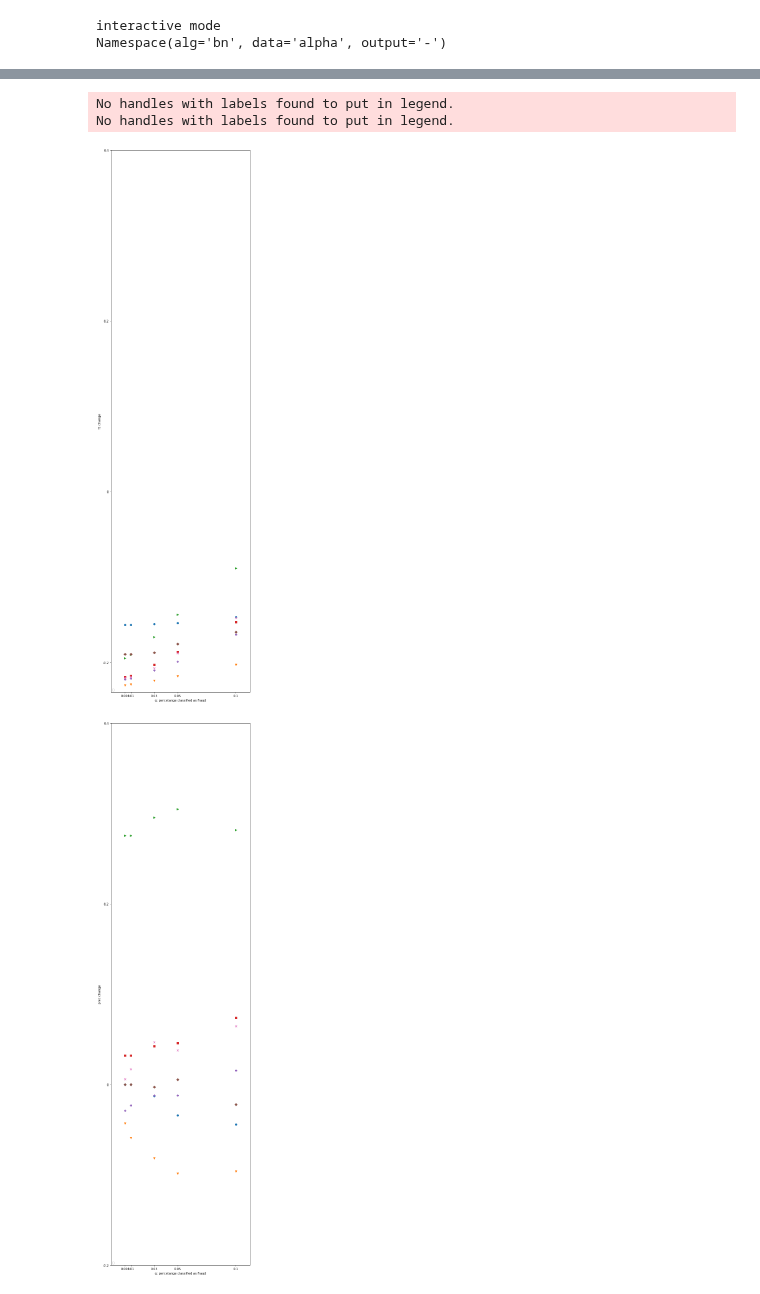
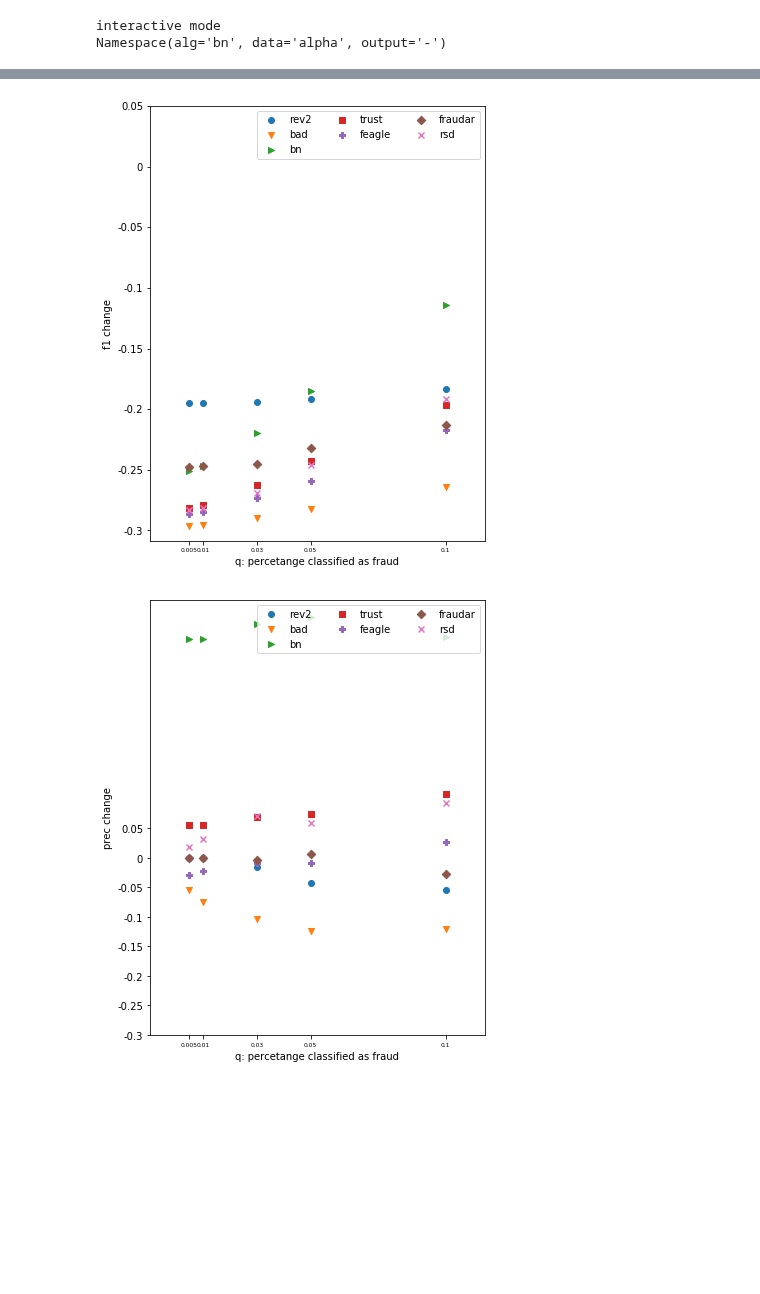
Before and after one commit to rzlll/DataMining, a Jupyter notebook: src/scatterplots.ipynb, the cells around one changed output, grey strips where cells are left out. Saved outputs shown, nothing was run; the diff lists cells and outputs as text; code cells hidden in the pictures; blank space fills up the shorter version.

Commit message:
Added 2 ways plotting scatters

```diff
--- a/src/scatterplots.ipynb
+++ b/src/scatterplots.ipynb
@@ -42,12 +53,3 @@ met_list = ['f1', 'prec', 'recl']
 k_range = np.arange(10) / 10
 n_range = list(range(0, 51, 5))
 n_range[0] = 1
-# %%
-fig, ret, ret_sc = create_heatmaps(alg='bn', data='alpha')
-display(pd.DataFrame(ret))
-display(pd.DataFrame(ret_line))
-
-#fig, ret = create_heatmaps(alg='feagle', data='amazon')
-#display(pd.DataFrame(ret))
-#fig, ret = create_heatmaps(alg='trust', data='otc')
-#display(pd.DataFrame(ret))
@@ -116,13 +114,13 @@ def compute_uchange():     #fig, ax, plot_data, title=''
                         # div -= 1
                         continue
 
-                    u_change_dict[alg_id][met][q] /= 5
+                    u_change_dict[alg_id][met][q] /= 4
 
 
     return u_change_dict
 
 
-compute_uchange()
+u_change_dict = compute_uchange()
 # %% [output]
 no ../res/rev2/eval-otc.pkl
 rev2 alpha
@@ -165,35 +146,39 @@ def plot_scatters():
     u_change_dict = compute_uchange()
 
     for i in range(3):        # ['f1', 'prec', 'recl']
-        fig = plt.figure(i + 1, figsize=(8,32))
+        fig = plt.figure(i + 1, figsize=(6,8))
         ax = fig.add_subplot(111)
-
+        lines = []
         met = met_list[i]
         for alg_id in range(len(alg_list)):
 
-            ax.scatter(q_range,  list(u_change_dict[alg_id][met].values()), marker= markers[alg_id])
-
-            ax.set_yticks([ -0.2, 0, 0.2, 0.4]) # -0.6, -0.4,-1.0, -0.8,, 0.6, 0.8, 1.0])
-            ax.set_yticklabels([ -0.2, 0, 0.2, 0.4]) #-0.6, -0.4,,-1.0, -0.8,, 0.6, 0.8, 1.0])
+            ax.scatter(q_range,  list(u_change_dict[alg_id][met].values()),
+                                       marker= markers[alg_id], label= alg_list[alg_id])
+            ax.set_yticks([ -0.3, -0.25, -0.2,-0.15,  -0.1, -0.05, 0, 0.05]) # -0.6, -0.4,-1.0, -0.8,, 0.6, 0.8, 1.0])
+            ax.set_yticklabels([ -0.3, -0.25, -0.2,-0.15,  -0.1, -0.05, 0, 0.05]) #-0.6, -0.4,,-1.0, -0.8,, 0.6, 0.8, 1.0])
 
             ax.set_xticks(q_range)
-            ax.set_xticklabels(q_range)
+            ax.set_xticklabels(q_range, fontsize= 6)
 
             ax.set_xlabel('q: percetange classified as fraud')
             ax.set_ylabel('%s change' %met)
 
-            ax.legend(
-                loc='lower left',
+        ax.legend(
+                loc='upper right',
                 ncol=3,
-                fontsize=8)
+                fontsize=10)
+
+        fig.savefig('../res/scatter__%s.pdf' %(met_list[i]))
+
+
 
 plot_scatters()
 
-#plot_scatterplots('bn', 'otc')
-#plot_scatterplots('bn', 'amazon')
-# plot_scatterplots('bn', 'epinions')
-# plot_scatterplots('rsd', 'epinions')
-#plot_scatterplots('fraudar', 'alpha')
+# #plot_scatterplots('bn', 'otc')
+# #plot_scatterplots('bn', 'amazon')
+# # plot_scatterplots('bn', 'epinions')
+# # plot_scatterplots('rsd', 'epinions')
+# #plot_scatterplots('fraudar', 'alpha')
 # %% [output]
 no ../res/rev2/eval-otc.pkl
 rev2 alpha
@@ -236,4 +200,2 @@ rsd amazon
-No handles with labels found to put in legend.
-No handles with labels found to put in legend.
-[figure, old version]
+[figure, new version]
-[figure, old version]
+[figure, new version]
```
Also changed, not shown: parts of 7 cells of this notebook.
